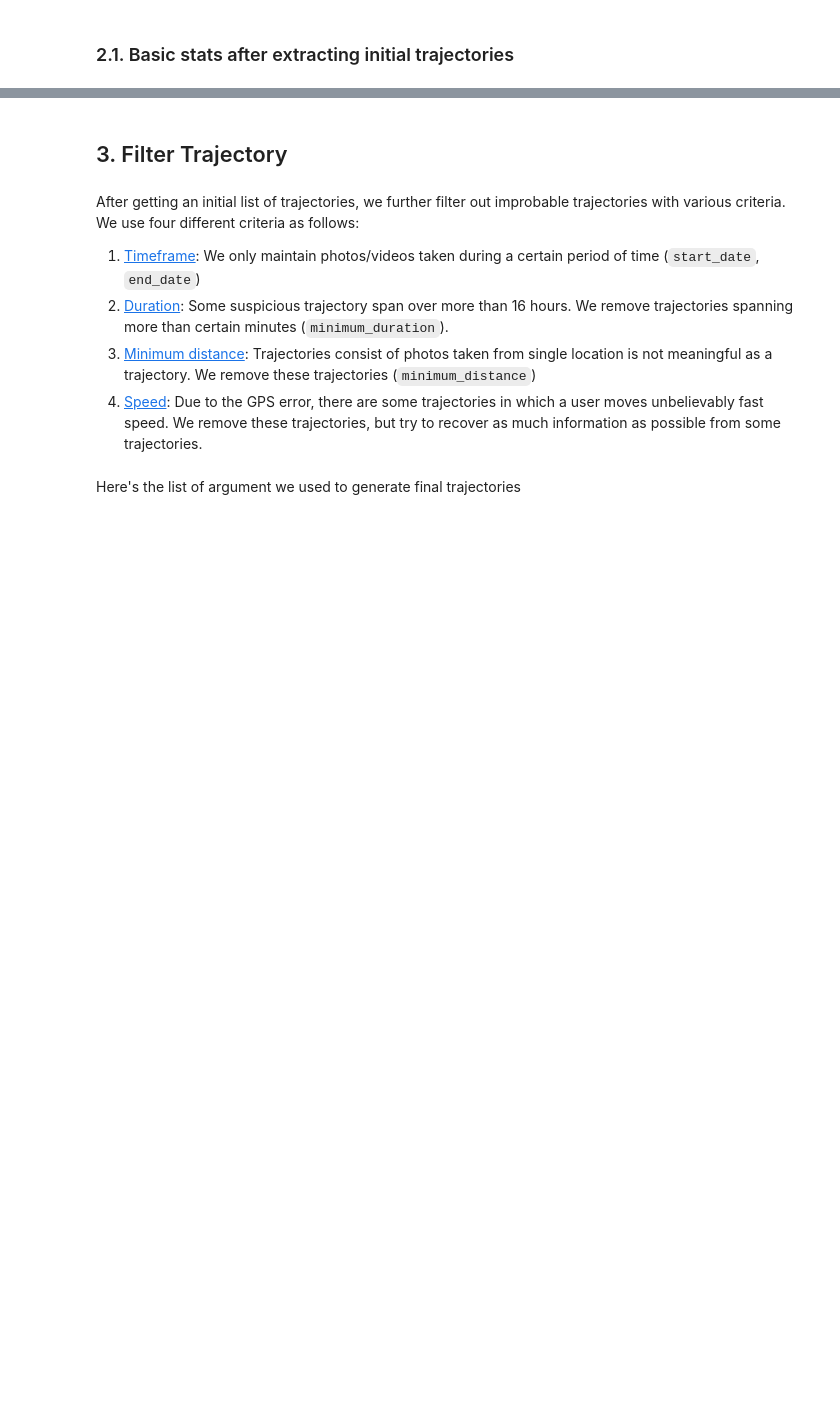
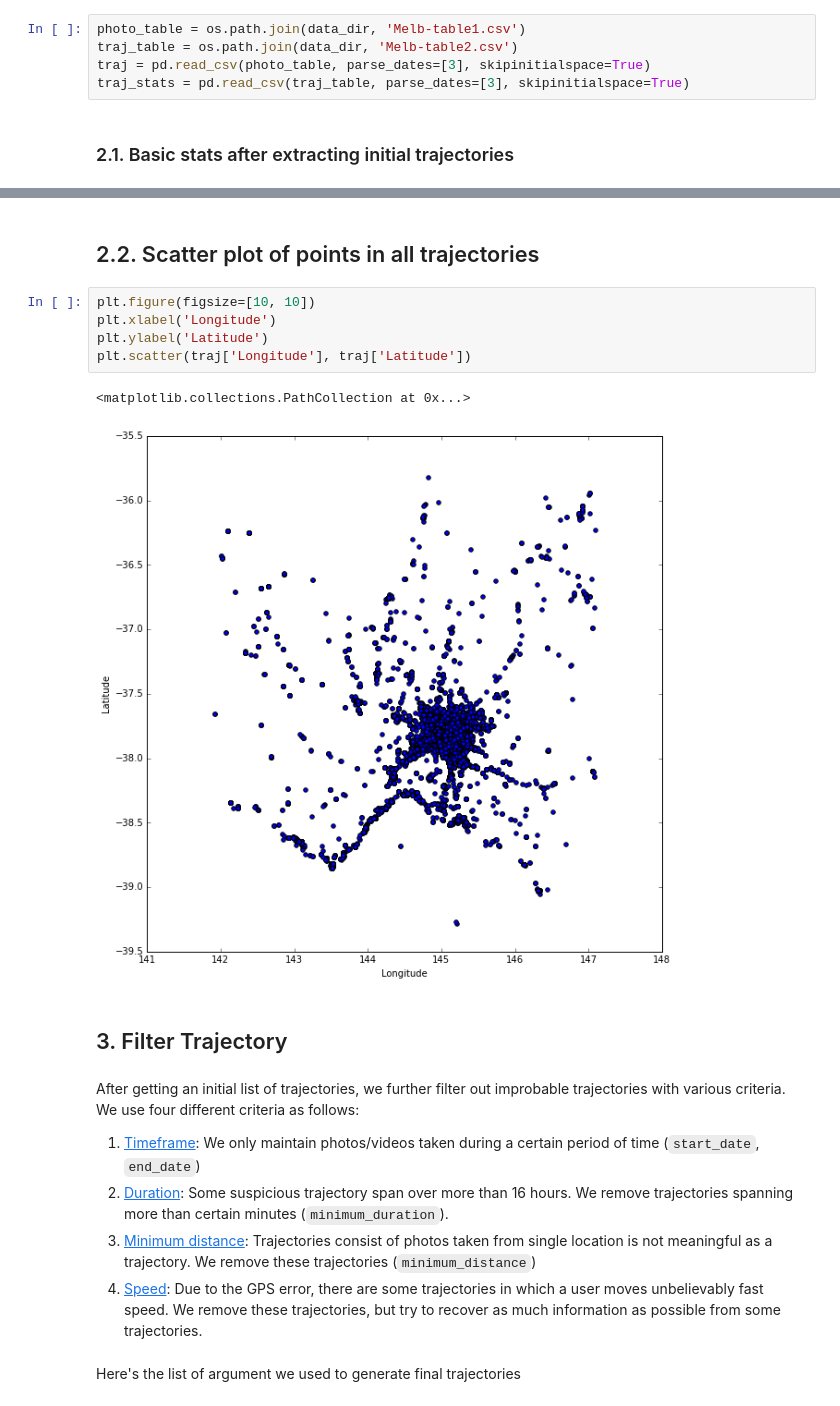
Before and after one commit to dongwookim-ml/flickr-photo, a Jupyter notebook: src/trajectory_construction.ipynb, the cells around one changed output, grey strips where cells are left out. Drawn from its saved outputs; the diff is of its cells as text; blank space fills up the shorter version.

```diff
--- a/src/trajectory_construction.ipynb
+++ b/src/trajectory_construction.ipynb
@@ -74,5 +116,10 @@ lng_max = 145.360413
 lat_max = -37.591764
 # %%
 %run generate_tables $extracted_points_file $lng_min $lat_min $lng_max $lat_max $minimum_photo $time_gap
+# %%
+photo_table = os.path.join(data_dir, 'Melb-table1.csv')
+traj_table = os.path.join(data_dir, 'Melb-table2.csv')
+traj = pd.read_csv(photo_table, parse_dates=[3], skipinitialspace=True)
+traj_stats = pd.read_csv(traj_table, parse_dates=[3], skipinitialspace=True)
 # %% [markdown]
 ### 2.1. Basic stats after extracting initial trajectories
@@ -79,3 +164,13 @@ lat_max = -37.591764
+# %% [markdown]
+## 2.2. Scatter plot of points in all trajectories
+# %%
+plt.figure(figsize=[10, 10])
+plt.xlabel('Longitude')
+plt.ylabel('Latitude')
+plt.scatter(traj['Longitude'], traj['Latitude'])
+# %% [output]
+<matplotlib.collections.PathCollection at 0x...>
+[figure, added]
 # %% [markdown]
 ## 3. Filter Trajectory
 # %% [markdown]
```
Also changed, not shown: parts of 32 cells of this notebook.
